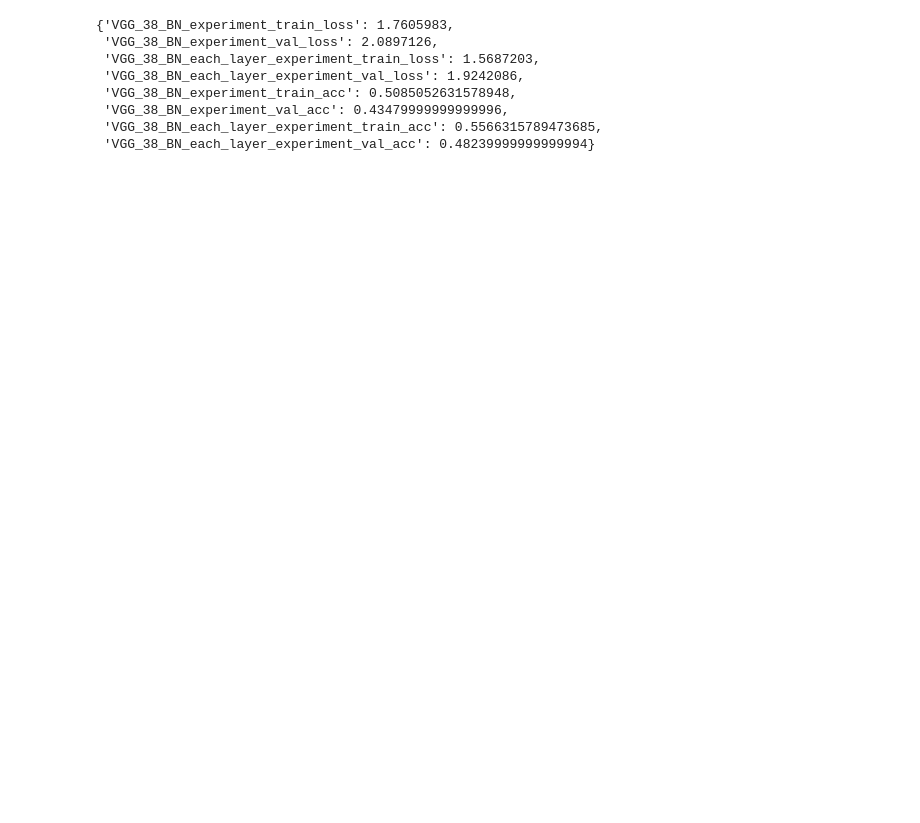
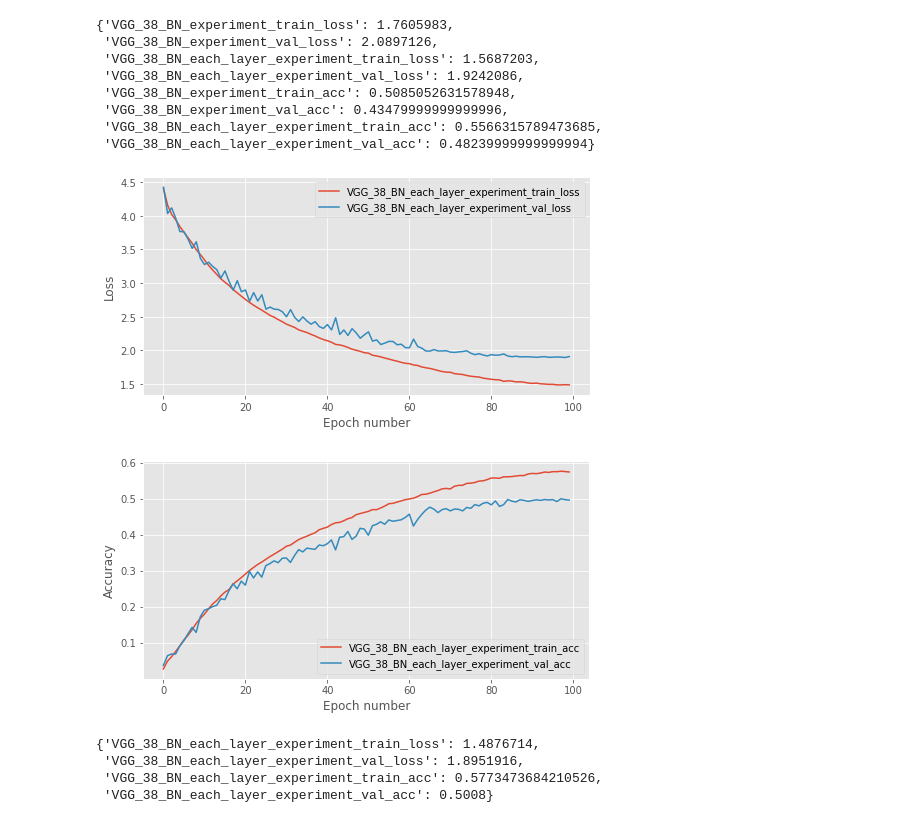
Before and after one commit to vrambo8/mlpractical, a Jupyter notebook: notebooks/Plot_Results.ipynb, the cells around one changed output. Cells and saved outputs as stored; diff of their text form; code cells hidden in the pictures; blank space fills up the shorter version.

```diff
--- a/notebooks/Plot_Results.ipynb
+++ b/notebooks/Plot_Results.ipynb
@@ -155,0 +151,12 @@ test (10000,)
+# %%
+stats = plot_result_graphs('bn_block_vs_bn_layer', result_dict, keys_to_plot=['VGG_38_BN_each_layer_experiment'])
+# %% [output]
+[figure, added]
+[figure, added]
+# %%
+stats
+# %% [output]
+{'VGG_38_BN_each_layer_experiment_train_loss': 1.4876714,
+ 'VGG_38_BN_each_layer_experiment_val_loss': 1.8951916,
+ 'VGG_38_BN_each_layer_experiment_train_acc': 0.5773473684210526,
+ 'VGG_38_BN_each_layer_experiment_val_acc': 0.5008}
```
Also changed, not shown: parts of 10 cells of this notebook, 5 other files.
